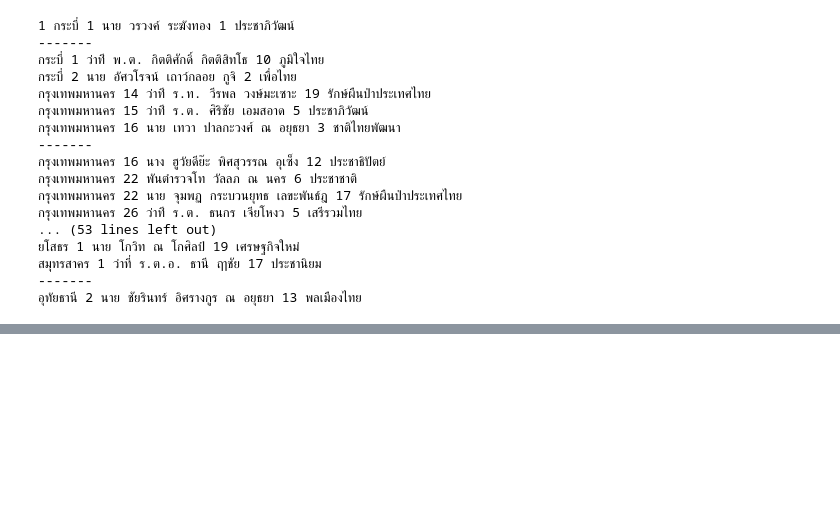
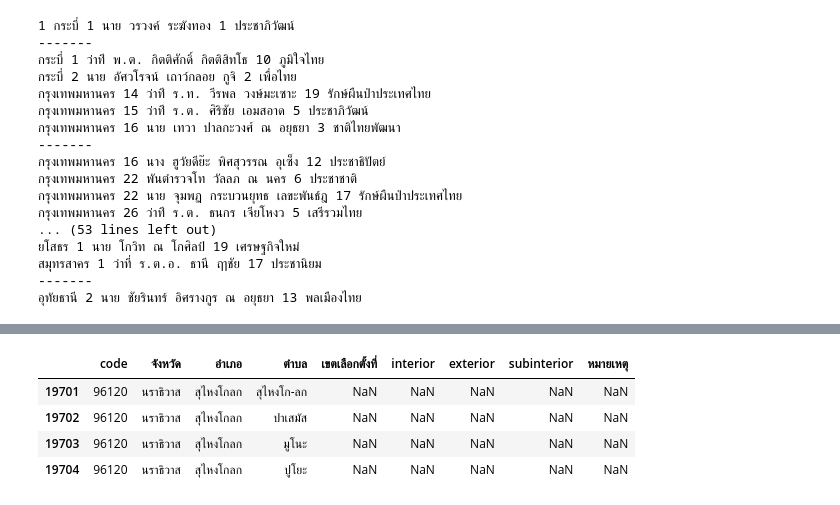
Before and after one commit to electinth/dataset-election-62-candidates, a Jupyter notebook: dev.ipynb, the cells around one changed output, grey strips where cells are left out. Saved outputs shown, nothing was run; the diff lists cells and outputs as text; code cells hidden in the pictures; blank space fills up the shorter version.

```diff
--- a/dev.ipynb
+++ b/dev.ipynb
@@ -57,0 +166,8 @@ df.to_csv('election-62-candidates-merged-before-fix.csv')
+# %%
+df_post_election_zone[df_post_election_zone['เขตเลือกตั้งที่'].isna()]
+# %% [output]
+|  | code | จังหวัด | อำเภอ | ตำบล | เขตเลือกตั้งที่ | interior | exterior | subinterior | หมายเหตุ |
+| 19701 | 96120 | นราธิวาส | สุไหงโกลก | สุไหงโก-ลก | NaN | NaN | NaN | NaN | NaN |
+| 19702 | 96120 | นราธิวาส | สุไหงโกลก | ปาเสมัส | NaN | NaN | NaN | NaN | NaN |
+| 19703 | 96120 | นราธิวาส | สุไหงโกลก | มูโนะ | NaN | NaN | NaN | NaN | NaN |
+| 19704 | 96120 | นราธิวาส | สุไหงโกลก | ปูโยะ | NaN | NaN | NaN | NaN | NaN |
```
Also changed, not shown: parts of 29 cells of this notebook, 4 other files.
